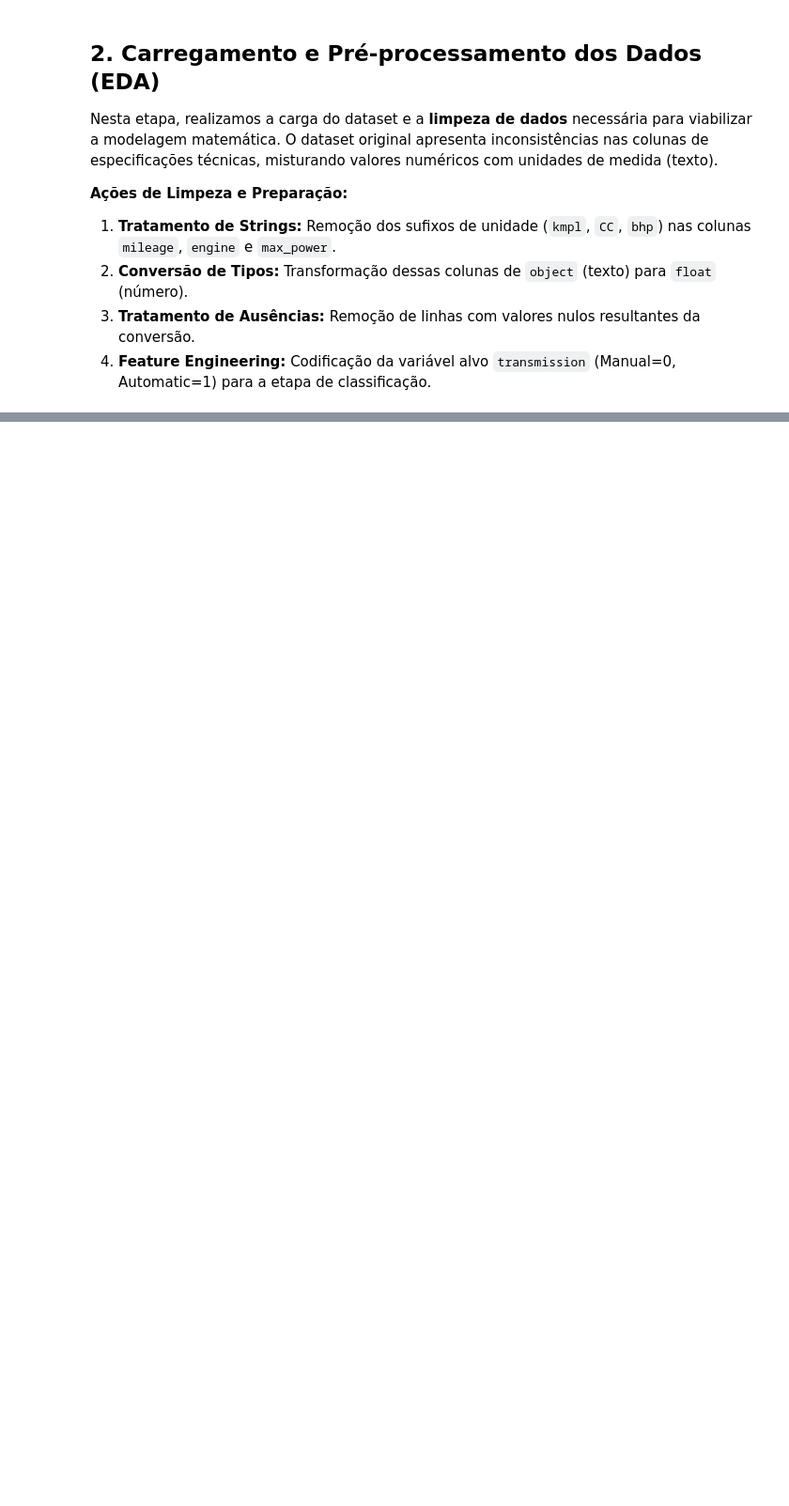
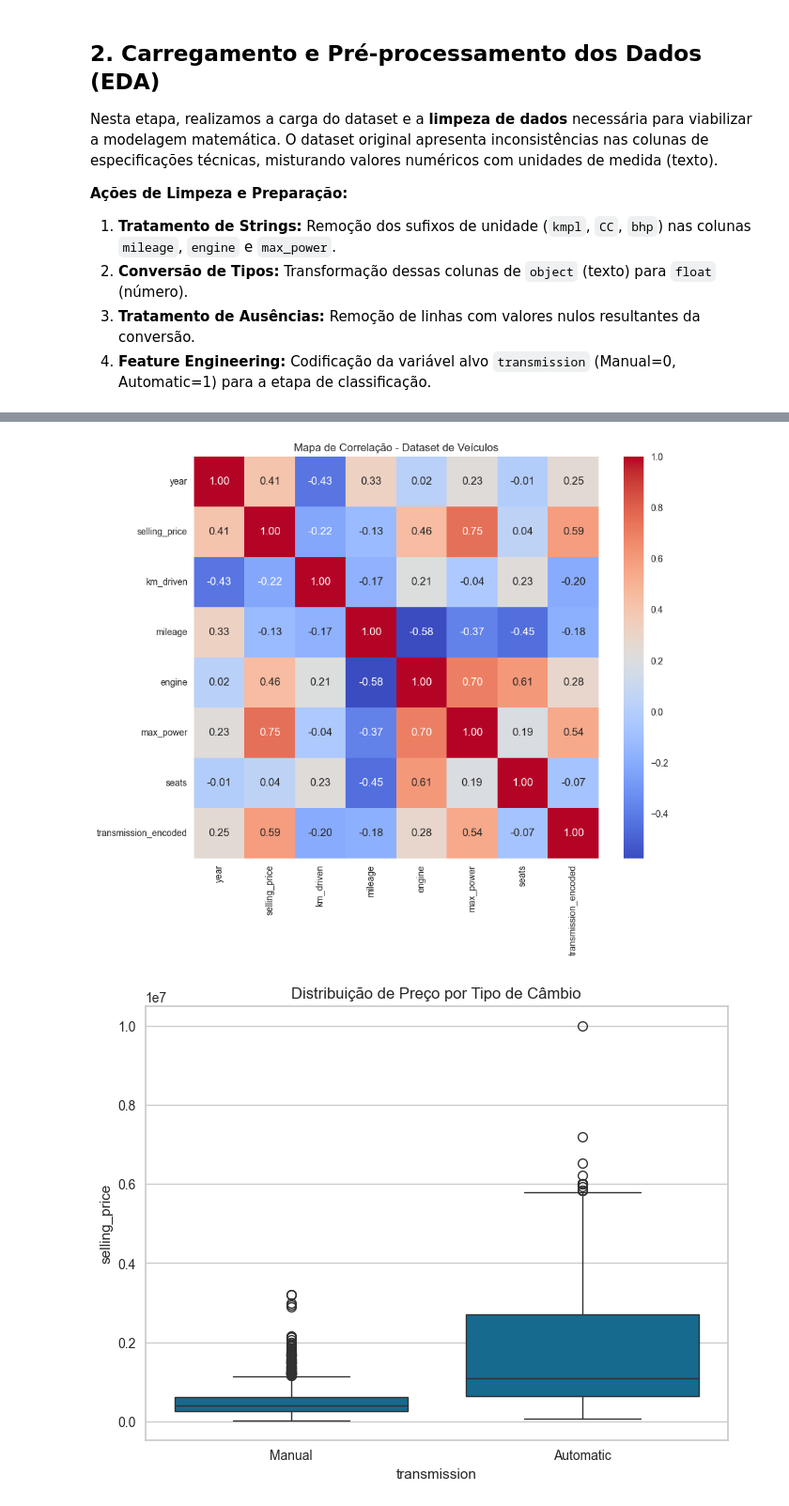
Before and after one commit to davituma/cars-regression-classification, a Jupyter notebook: projeto_carros.ipynb, the cells around one changed output, grey strips where cells are left out. Shown: that part at 94% size. Saved outputs shown, nothing was run; the diff lists cells and outputs as text; code cells hidden in the pictures; blank space fills up the shorter version.

```diff
--- a/projeto_carros.ipynb
+++ b/projeto_carros.ipynb
@@ -93,0 +94,23 @@ plt.show()
+# %%
+# 1. Heatmap de Correlação (Para ver quais variáveis afetam o preço)
+plt.figure(figsize=(10, 8))
+# Selecionando apenas colunas numéricas para correlação
+numericas = df.select_dtypes(include=[np.number])
+sns.heatmap(numericas.corr(), annot=True, cmap='coolwarm', fmt=".2f")
+plt.title("Mapa de Correlação - Dataset de Veículos")
+plt.show()
+
+# 2. Boxplot: Transmissão vs Preço (Para provar sua hipótese)
+plt.figure(figsize=(8, 6))
+sns.boxplot(x='transmission', y='selling_price', data=df)
+plt.title("Distribuição de Preço por Tipo de Câmbio")
+plt.show()
+
+# 3. Histograma: Distribuição dos Preços
+plt.figure(figsize=(8, 6))
+sns.histplot(df['selling_price'], kde=True)
+plt.title("Distribuição da Variável Alvo (Preço)")
+plt.show()
+# %% [output]
+[figure, added]
+[figure, added]
```
Also changed, not shown: parts of 7 cells of this notebook, 1 other file.
